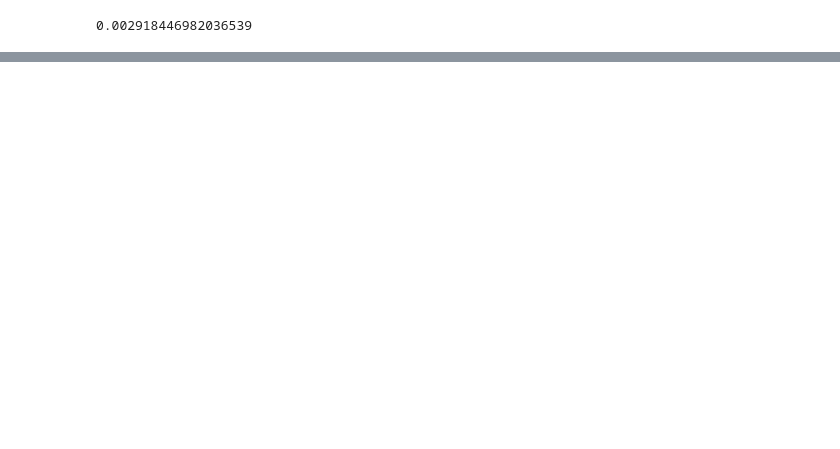
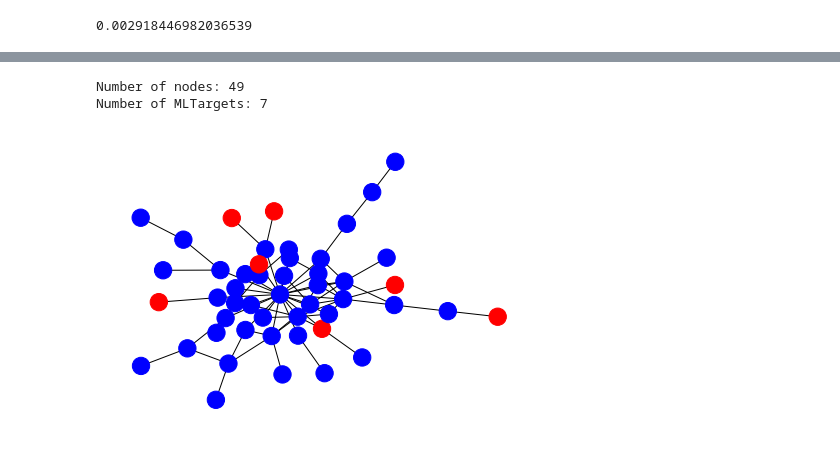
Before and after one commit to IlVirtuoso/Avrcp, a Jupyter notebook: NetAnalysis/doc/network.ipynb, the cells around one changed output, grey strips where cells are left out. Cells and saved outputs as stored; diff of their text form; code cells hidden in the pictures; blank space fills up the shorter version.

```diff
--- a/NetAnalysis/doc/network.ipynb
+++ b/NetAnalysis/doc/network.ipynb
@@ -452,6 +460,7 @@ nx.algorithms.community.modularity(nxgraph,labelComms)
 def AnalyzeCommunityResults(nxgraph : nx.graph.Graph, communities):
     index = 0
     for community in communities:
+        index += 1
         if len(community) >= nxgraph.size()/2:
             break
         commgraph = GenGraphFromSubset(nxgraph,community)
@@ -474,8 +483,31 @@ def AnalyzeCommunityResults(nxgraph : nx.graph.Graph, communities):
             nx.draw(commgraph,pos,node_color=colormap)
             plt.show()
             pass
-    index += 1
-pass
+        pass
+    pass
+
+
+def PrintCommunity(nxgraph : nx.graph.Graph, community: list[int], layout):
+    commgraph = GenGraphFromSubset(nxgraph,community)
+    print("Number of nodes: " + str(len(community)))
+    mlTargets = nx.get_node_attributes(nxgraph,"ml_target")
+    totalTarget = 0
+    colormap = []
+    for node in community:
+        totalTarget += mlTargets[node]
+        if mlTargets[node] == 1:
+                colormap.append('red')
+                pass
+        else:
+            colormap.append('blue')
+            pass
+    print("Number of MLTargets: " + str(totalTarget))
+    if len(community) < 1000:
+        pos = layout(commgraph)
+        nx.draw(commgraph,pos,node_color=colormap)
+        plt.show()
+        pass
+    pass
 # %%
 AnalyzeCommunityResults(nxgraph,louvainComms)
 # %% [output]
@@ -530,0 +563,6 @@ Number of MLTargets: 0
+# %%
+PrintCommunity(nxgraph,louvainComms[13],lambda g : nx.layout.kamada_kawai_layout(g,scale=1))
+# %% [output]
+Number of nodes: 49
+Number of MLTargets: 7
+[figure, added]
```
Also changed, not shown: parts of 13 cells of this notebook, 5 other files.
